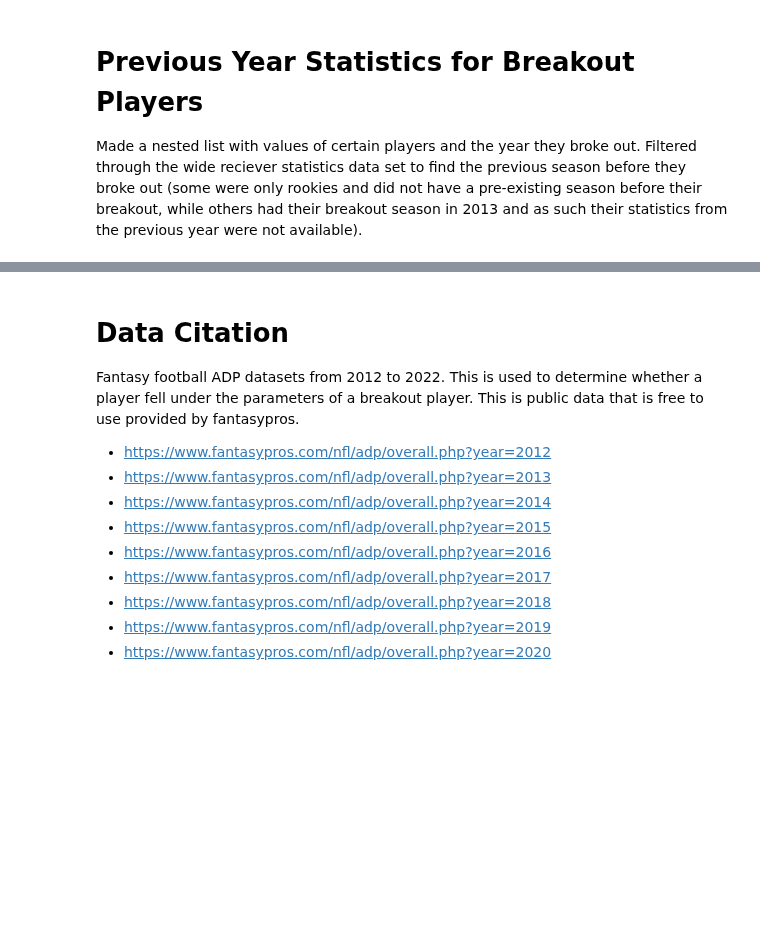
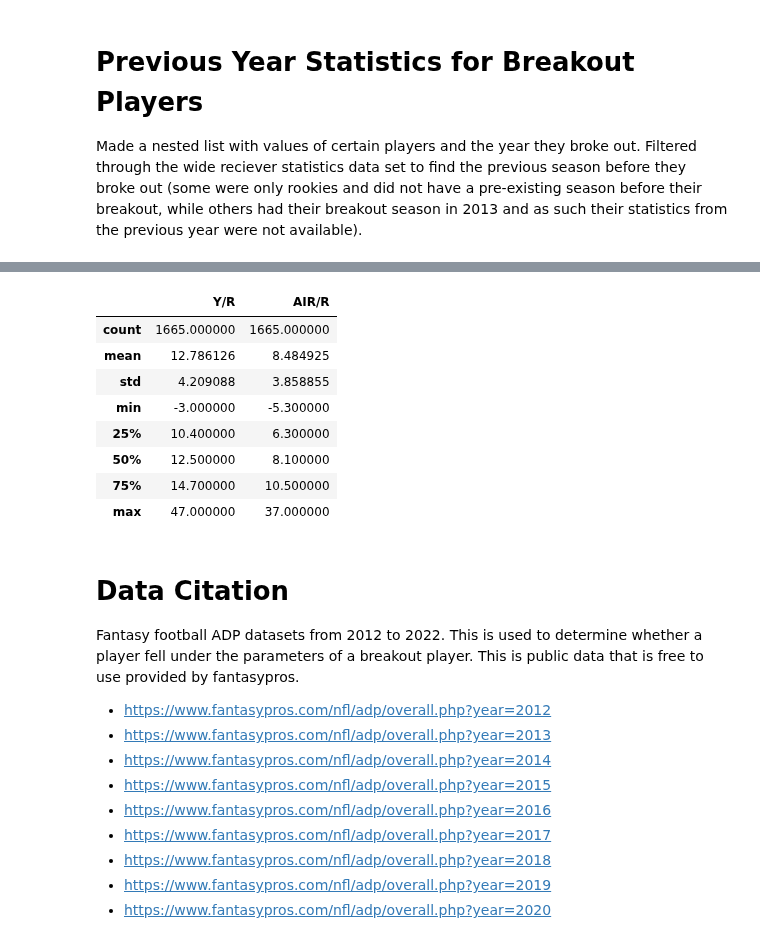
Before and after one commit to jjz62/info2950group, a Jupyter notebook: data_notebook.ipynb, the cells around one changed output, grey strips where cells are left out. Saved outputs shown, nothing was run; the diff lists cells and outputs as text; code cells hidden in the pictures; blank space fills up the shorter version.

```diff
--- a/data_notebook.ipynb
+++ b/data_notebook.ipynb
@@ -263,3 +282,16 @@ TypeError: can only concatenate str (not "int") to str
+# %%
+overall_summary_r = wr_table[["Y/R", "AIR/R"]].describe()
+overall_summary
+# %% [output]
+|  | Y/R | AIR/R |
+| count | 1665.000000 | 1665.000000 |
+| mean | 12.786126 | 8.484925 |
+| std | 4.209088 | 3.858855 |
+| min | -3.000000 | -5.300000 |
+| 25% | 10.400000 | 6.300000 |
+| 50% | 12.500000 | 8.100000 |
+| 75% | 14.700000 | 10.500000 |
+| max | 47.000000 | 37.000000 |
 # %% [markdown]
 # Data Citation
 Fantasy football ADP datasets from 2012 to 2022. This is used to determine whether a player fell under the parameters of a breakout player. This is public data that is free to use provided by fantasypros.
```
Also changed, not shown: parts of 7 cells of this notebook.
